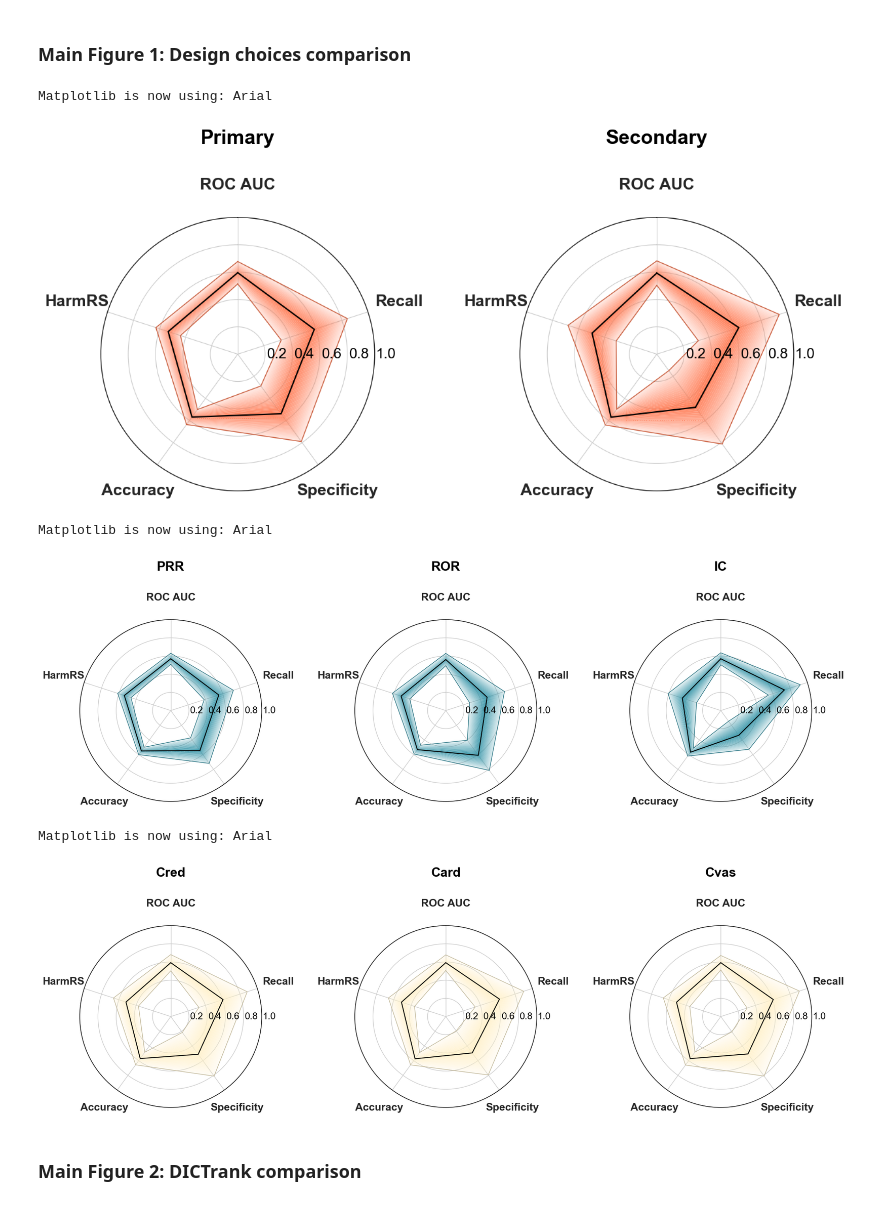
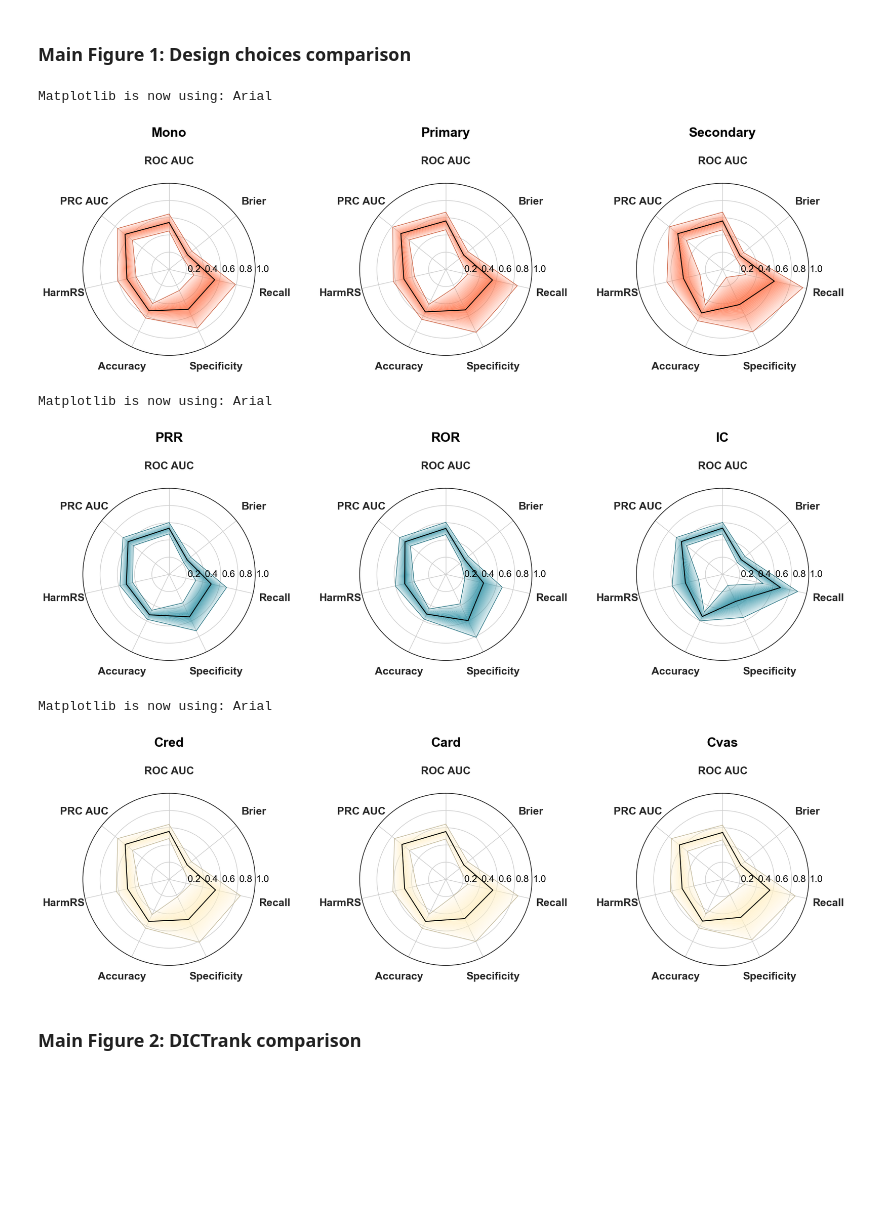
Before and after one commit to M-Iwan/CARBIDE, a Jupyter notebook: notebooks/5_Figures.ipynb, the cells around one changed output. Drawn from its saved outputs; the diff is of its cells as text; code cells hidden in the pictures; blank space fills up the shorter version.

```diff
--- a/notebooks/5_Figures.ipynb
+++ b/notebooks/5_Figures.ipynb
@@ -29,15 +29,17 @@ LABEL_OFFSET = 0.01
 LABEL_SIZE = 16
 TITLE_SIZE = 22
 TITLE_OFFSET = 1.25
+# %%
+metrics = ['ROC AUC', 'Brier', 'Recall', 'Specificity', 'Accuracy', 'HarmRS', 'PRC AUC']
 # %%
-df = read_df('../results/comparison/dataset_type.tsv')
+df = read_df('../results/comparison_revision/filtering_criteria.tsv')
 
 df['LowerCI'] = df['Mean'] - df['STD'] * 1.96
 df['UpperCI'] = df['Mean'] + df['STD'] * 1.96
 
-df = df[df['Metric'].isin(['Specificity', 'Recall', 'HarmRS', 'ROC AUC', 'Accuracy'])]
+df = df[df['Metric'].isin(metrics)]
 
-sns.set_context('paper', font_scale=1.1)
+sns.set_context('notebook', font_scale=1.1)
 sns.set_style('white')
 set_font('arial.ttf')
 
@@ -47,21 +49,21 @@ miniforge3/envs/environment/lib/python3.11/site-packages/matplotlib/mpl-data/fon
 You can get it, for example, from here: https://github.com/kavin808/arial.ttf/blob/master/arial.ttf
 """
 
-metrics = ['ROC AUC', 'Recall', 'Specificity', 'Accuracy', 'HarmRS']
 num_vars = len(metrics)
 
-fig, axes = plt.subplots(1, 2, figsize=(WIDTH_INCHES*2, HEIGHT_INCHES), subplot_kw=dict(polar=True))
+fig, axes = plt.subplots(1, 3, figsize=(WIDTH_INCHES*3, HEIGHT_INCHES), subplot_kw=dict(polar=True))
 
 base_col = four_point_palette()[3]
 cols = generate_color_variants(base_col, 4, step=0.3)
 
 colors = {
+    'Mono': {'line': base_col, 'fill': cols[-2]},
     'Primary': {'line': base_col, 'fill': cols[-2]},
     'Secondary': {'line': base_col, 'fill': cols[-2]}
 }
 
 # Plot each radar plot separately
-for idx, dataset in enumerate(['Primary', 'Secondary']):
+for idx, dataset in enumerate(['Mono', 'Primary', 'Secondary']):
     ax = axes[idx]
     ax.set_facecolor('white')
 
@@ -84,51 +86,47 @@ for idx, dataset in enumerate(['Primary', 'Secondary']):
                         colors[dataset]['line'],
                         colors[dataset]['fill'],
                         dataset)
 
-    # Styling
     ax.set_xticks(standard_angles[:-1])
     ax.set_xticklabels(metrics, size=METRIC_SIZE, fontweight='bold')
     ax.tick_params(axis='x', pad=METRIC_PAD)
 
     ax.set_ylim(0, 1)
 
-    # Remove default ticks and labels
     ax.set_yticks([0.2, 0.4, 0.6, 0.8, 1.0])
     ax.set_yticklabels([])
 
     # Add new labels
     radial_values = [0.2, 0.4, 0.6, 0.8, 1.0]
     label_angle = np.pi / 2 # offset
 
     for val in radial_values:
         ax.text(label_angle, val + LABEL_OFFSET, f'{val}',
                 ha='left', va='center',
                 fontsize=LABEL_SIZE, color='black',
                 zorder=3)
 
     ax.set_title(f'{dataset}', size=TITLE_SIZE, fontweight='bold', y=TITLE_OFFSET,
                  color='black')
 
 plt.tight_layout()
-plt.savefig('../figures/1_1_Dataset_Type.tiff', dpi=600, bbox_inches=None,
-            facecolor='white', edgecolor='none')
+plt.savefig('../figures_revision/1_1_Filtering.png', dpi=600, bbox_inches=None, facecolor='white', edgecolor='none')
 plt.show()
 # %% [output]
 Matplotlib is now using: Arial
-[figure, old version]
+[figure, new version]
 # %%
-df = read_df('../results/comparison/dpa_metric.tsv')
+df = read_df('../results/comparison_revision/dpa_metric.tsv')
 
 df['LowerCI'] = df['Mean'] - df['STD'] * 1.96
 df['UpperCI'] = df['Mean'] + df['STD'] * 1.96
 
-df = df[df['Metric'].isin(['Specificity', 'Recall', 'HarmRS', 'ROC AUC', 'Accuracy'])]
+df = df[df['Metric'].isin(metrics)]
 
 sns.set_context('notebook', font_scale=1.1)
 sns.set_style('white')
 set_font('arial.ttf')
 
-metrics = ['ROC AUC', 'Recall', 'Specificity', 'Accuracy', 'HarmRS']
 num_vars = len(metrics)
 
 fig, axes = plt.subplots(1, 3, figsize=(WIDTH_INCHES*3, HEIGHT_INCHES), subplot_kw=dict(polar=True))
@@ -185,25 +183,24 @@ for idx, dpa in enumerate(['PRR', 'ROR', 'IC']):
                  color='black')
 
 plt.tight_layout()
-plt.savefig('../figures/1_2_DPA_metric.tiff', dpi=600, bbox_inches=None,
+plt.savefig('../figures_revision/1_2_DPA_metric.png', dpi=600, bbox_inches=None,
             facecolor='white', edgecolor='none')
 plt.show()
 # %% [output]
 Matplotlib is now using: Arial
-[figure, old version]
+[figure, new version]
 # %%
-df = read_df('../results/comparison/pt_set.tsv')
+df = read_df('../results/comparison_revision/pt_set.tsv')
 
 df['LowerCI'] = df['Mean'] - df['STD'] * 1.96
 df['UpperCI'] = df['Mean'] + df['STD'] * 1.96
 
-df = df[df['Metric'].isin(['Specificity', 'Recall', 'HarmRS', 'ROC AUC', 'Accuracy'])]
+df = df[df['Metric'].isin(metrics)]
 
 sns.set_context('notebook', font_scale=1.1)
 sns.set_style('white')
 set_font('arial.ttf')
 
-metrics = ['ROC AUC', 'Recall', 'Specificity', 'Accuracy', 'HarmRS']
 num_vars = len(metrics)
 
 fig, axes = plt.subplots(1, 3, figsize=(WIDTH_INCHES*3, HEIGHT_INCHES), subplot_kw=dict(polar=True))
@@ -260,12 +257,12 @@ for idx, pt in enumerate(['Cred', 'Card', 'Cvas']):
                  color='black')
 
 plt.tight_layout()
-plt.savefig('../figures/1_3_PT_set.tiff', dpi=600, bbox_inches=None,
+plt.savefig('../figures_revision/1_3_PT_set.png', dpi=600, bbox_inches=None,
             facecolor='white', edgecolor='none')
 plt.show()
 # %% [output]
 Matplotlib is now using: Arial
-[figure, old version]
+[figure, new version]
 # %% [markdown]
 ### Main Figure 2: DICTrank comparison
 # %%
```
Also changed, not shown: parts of 14 cells of this notebook, 3 other files.
